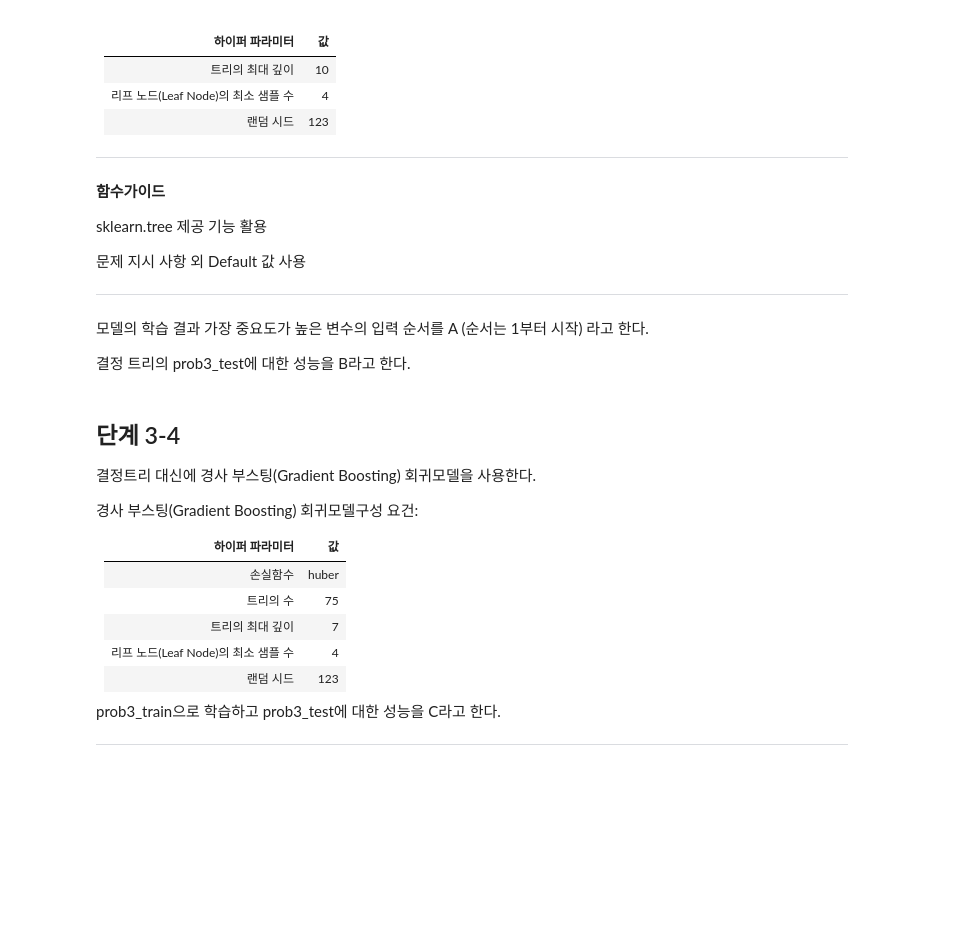
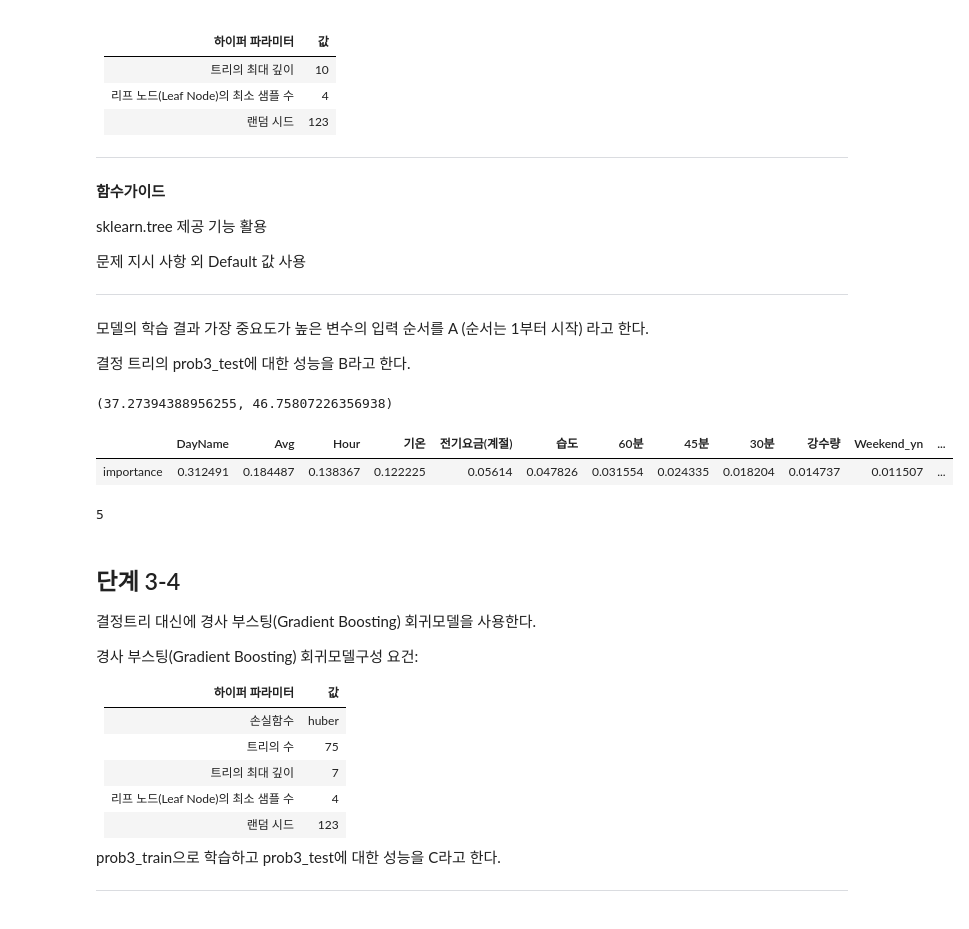
Before and after one commit to sunkusun9/DS_lv3_2409, a Jupyter notebook: sec_ds_lv3_prob3_prob.ipynb, the cells around one changed output. Cells and saved outputs as stored; diff of their text form; code cells hidden in the pictures; blank space fills up the shorter version.

```diff
--- a/sec_ds_lv3_prob3_prob.ipynb
+++ b/sec_ds_lv3_prob3_prob.ipynb
@@ -972,0 +1071,9 @@ target에 결측치가 있는 행은 모두 제거하여 prob3 데이터셋을
+# %%
+# 방법 2
+df_prob3 = df_basetable1.assign(
+    target = lambda x: pd.Series(x['TotalHour'].values, index=x.index - pd.Timedelta(days=1))
+).pipe(
+    lambda x: x.loc[x['target'].notna()]
+)
+display(df_prob3.head())
+df_prob1.shape
@@ -978,3 +1094,7 @@ prob3을 학습용과 테스트용 데이터셋을 2021년 8월 14일 전과 이
 . prob3_train: DateHour 변수 기준으로 2021년 8월 14일 전(8월 14일 미포함) 데이터 (행의 수: 5400개)
 
 . prob3_test: DateHour 변수 기준으로 2021년 8월 14일 이후(8월 14일 포함) 데이터 (행의 수: 744 개)
+# %%
+df_prob3_train = df_prob3.loc[df_prob3.index < pd.to_datetime('2021-08-14')].copy()
+df_prob3_test = df_prob3.loc[df_prob3.index >= pd.to_datetime('2021-08-14')].copy()
+df_prob3_train.shape, df_prob3_test.shape
@@ -1016,6 +1138,35 @@ sklearn.tree 제공 기능 활용
 모델의 학습 결과 가장 중요도가 높은 변수의 입력 순서를 A (순서는 1부터 시작) 라고 한다.
 
 결정 트리의 prob3_test에 대한 성능을 B라고 한다.
+# %%
+from sklearn.metrics import mean_absolute_error # 성능 측정 지표:  𝑀𝐴𝐸
+from sklearn.tree import DecisionTreeRegressor
+
+X_dt = "15분, 30분, 45분, 60분, DayName, Hour, AM, Weekend_yn, Holiday_yn, Avg, TotalHour, 생산량, 기온, 풍속, 습도, 강수량, 전기요금(계절), 공장인원, 인건비"
+X_dt = [i.strip() for i in  X_dt.split(',')]
+reg_dt = DecisionTreeRegressor(
+    max_depth=10, # 트리의 최대 깊이: 10
+    min_samples_leaf=4, # 리프 노드(Leaf Node)의 최소 샘플 수: 4
+    random_state=123 # 랜덤 시드: 123
+)
+reg_dt.fit(df_prob3_train[X_dt], df_prob3_train['target'])
+B = mean_absolute_error(df_prob3_test['target'], reg_dt.predict(df_prob3_test[X_dt]))
+(
+    B,
+    mean_absolute_error(df_prob3_train['target'], reg_dt.predict(df_prob3_train[X_dt]))
+)
+# %% [output]
+(37.27394388956255, 46.75807226356938)
+# %%
+display(pd.Series(
+    reg_dt.feature_importances_, index=X_dt
+).sort_values(ascending=False).rename('importance').to_frame().T)
+A = np.argmax(reg_dt.feature_importances_) + 1
+A
+# %% [output]
+|  | DayName | Avg | Hour | 기온 | 전기요금(계절) | 습도 | 60분 | 45분 | 30분 | 강수량 | Weekend_yn | ... |
+| importance | 0.312491 | 0.184487 | 0.138367 | 0.122225 | 0.05614 | 0.047826 | 0.031554 | 0.024335 | 0.018204 | 0.014737 | 0.011507 | ... |
+5
 # %% [markdown]
 ## 단계 3-4
 
```
Also changed, not shown: parts of 86 cells of this notebook.
